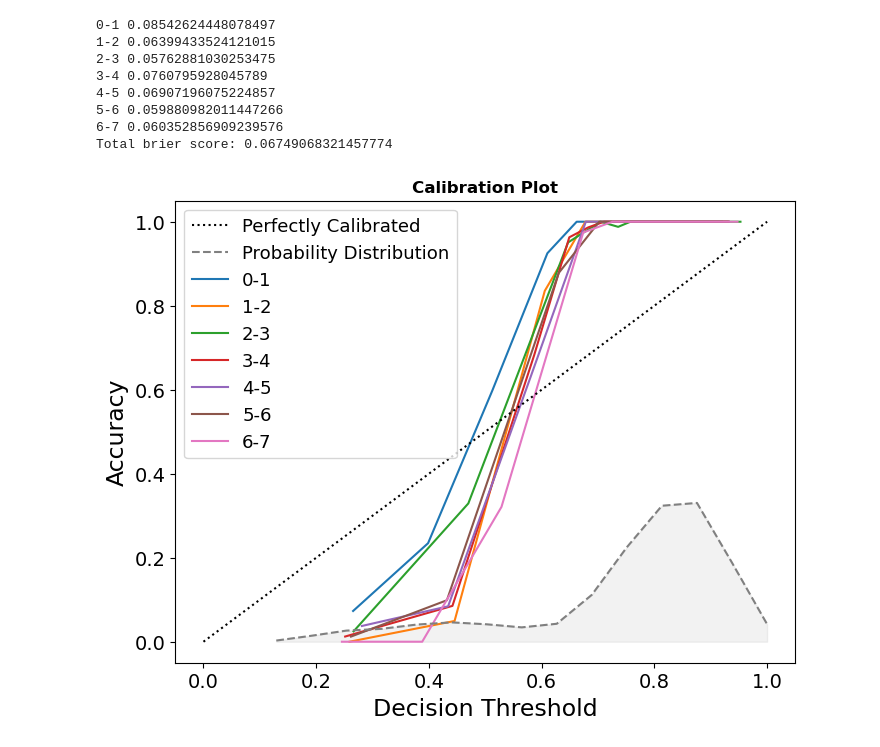
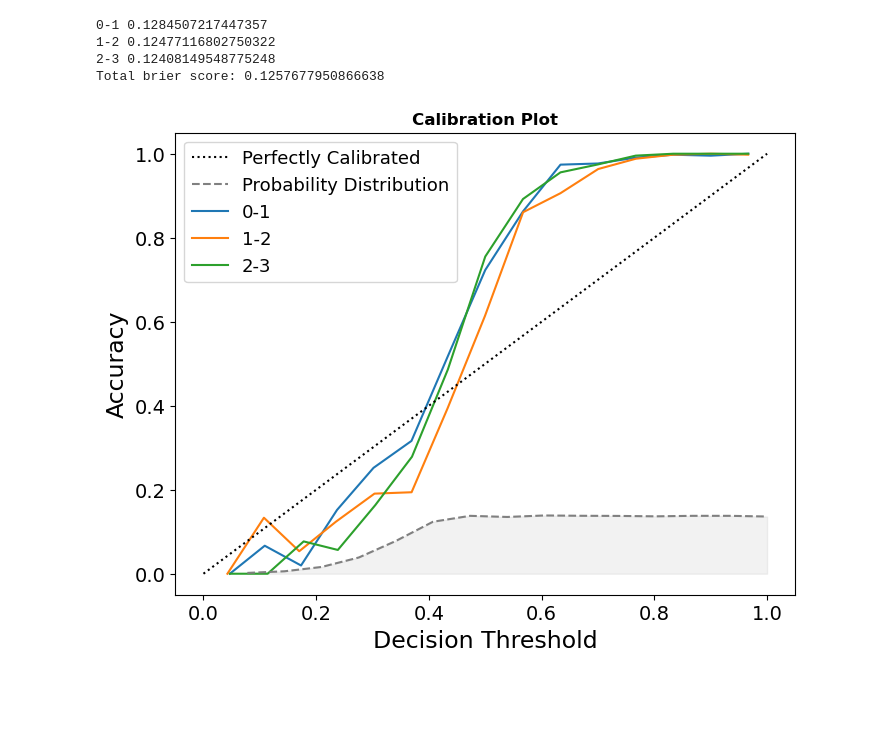
Before and after one commit to richdanis/DrTrack, a Jupyter notebook: src/evaluate/isotonic_calibration.ipynb, the cells around one changed output. Drawn from its saved outputs; the diff is of its cells as text; code cells hidden in the pictures; blank space fills up the shorter version.

Commit message:
improve calibration plots

```diff
--- a/src/evaluate/isotonic_calibration.ipynb
+++ b/src/evaluate/isotonic_calibration.ipynb
@@ -52,7 +52,7 @@ def plot_calibration(path, calibration_model):
             y_prob = calibration_model.transform(y_prob)
 
         fraction_of_positives, mean_predicted_value = calibration_curve(
-            y_true, y_prob, n_bins=15, strategy="quantile"
+            y_true, y_prob, n_bins=15, strategy="uniform"
         )
 
         print(f'{id}-{id+1}', brier_score_loss(y_true, y_prob))
@@ -97,13 +105,9 @@ def plot_calibration(path, calibration_model):
 # %%
-xxl_calibration_model = get_calibration_model("xxl_mvt_test")
-plot_calibration("xxl_mvt_test", calibration_model=None)
+#ranks
+plot_calibration("large_mvt_6000", calibration_model=None)
 # %% [output]
-0-1 0.08542624448078497
-1-2 0.06399433524121015
-2-3 0.05762881030253475
-3-4 0.0760795928045789
-4-5 0.06907196075224857
-5-6 0.059880982011447266
-6-7 0.060352856909239576
-Total brier score: 0.06749068321457774
+0-1 0.1284507217447357
+1-2 0.12477116802750322
+2-3 0.12408149548775248
+Total brier score: 0.1257677950866638
-[figure, old version]
+[figure, new version]
```
Also changed, not shown: parts of 16 cells of this notebook, 1 other file.
